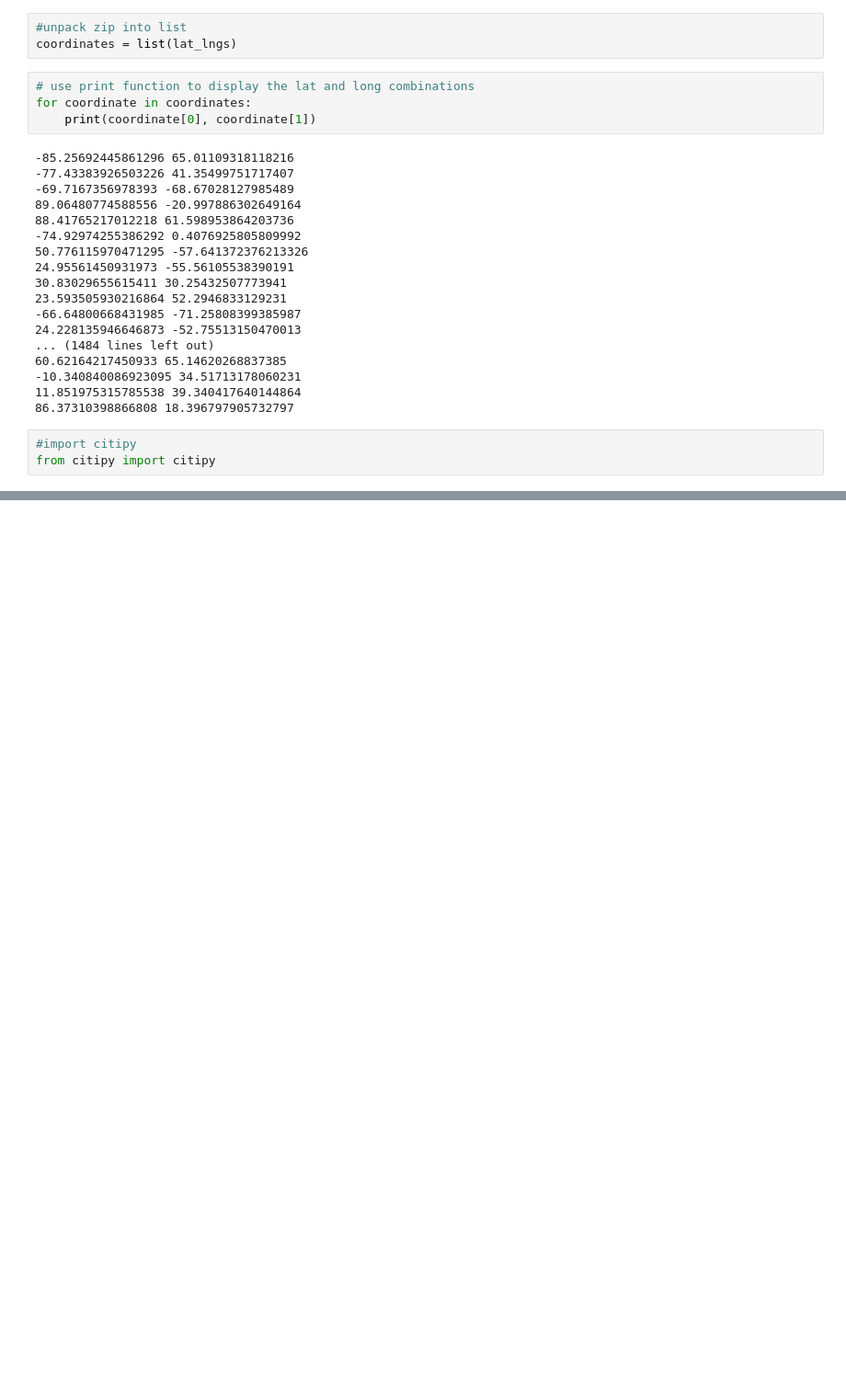
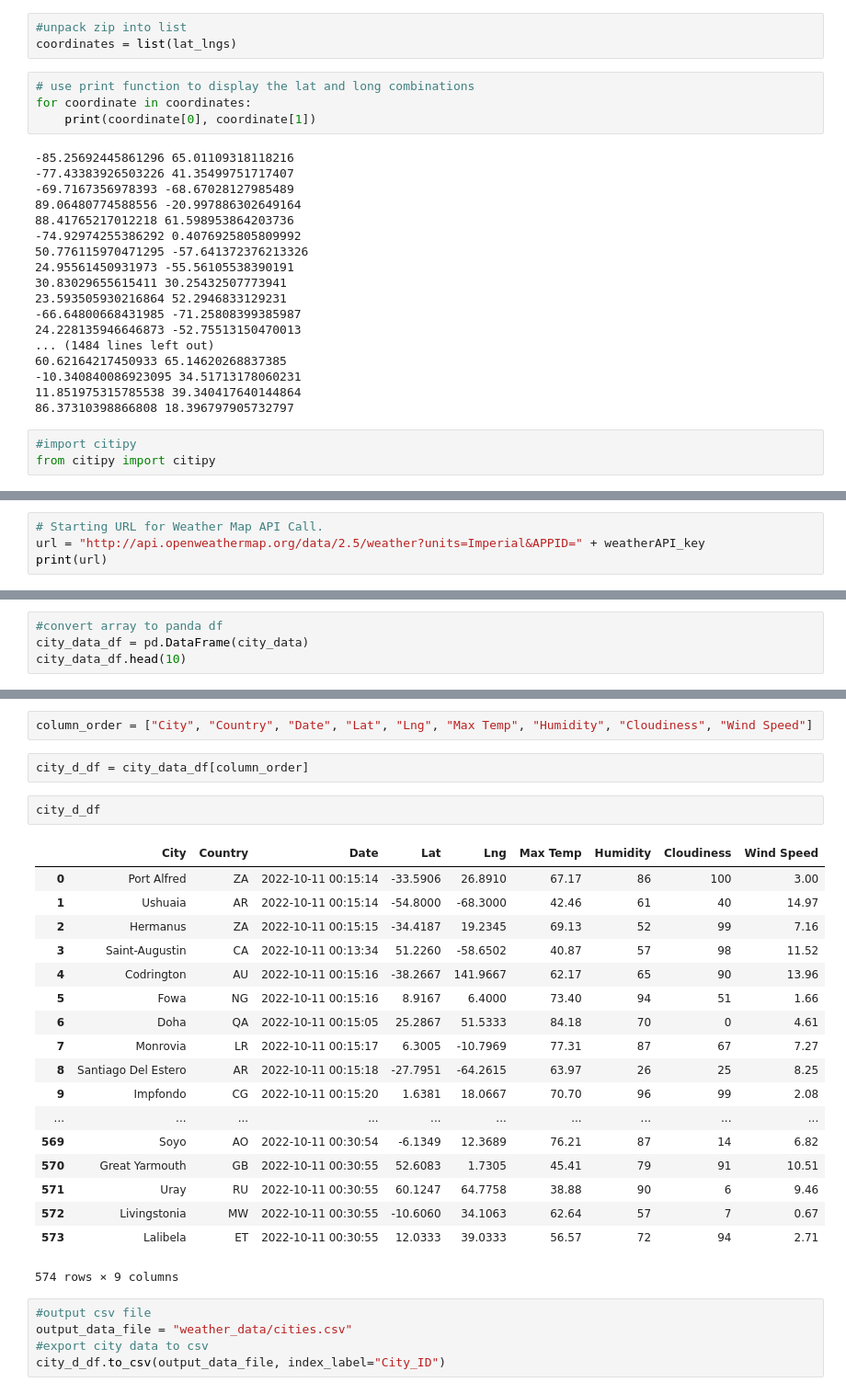
Before and after one commit to ZachOtto704/World_Weather_Analysis, a Jupyter notebook: WeatherPy.ipynb, the cells around one changed output, grey strips where cells are left out. Shown at 92% size. Saved outputs shown, nothing was run; the diff lists cells and outputs as text; blank space fills up the shorter version.

```diff
--- a/WeatherPy.ipynb
+++ b/WeatherPy.ipynb
@@ -51,0 +63,4 @@ for coordinate in coordinates:
+# %%
+# Starting URL for Weather Map API Call.
+url = "http://api.openweathermap.org/data/2.5/weather?units=Imperial&APPID=" + weatherAPI_key
+print(url)
@@ -51,0 +155,4 @@ for coordinate in coordinates:
+# %%
+#convert array to panda df
+city_data_df = pd.DataFrame(city_data)
+city_data_df.head(10)
@@ -51,0 +171,30 @@ for coordinate in coordinates:
+# %%
+column_order = ["City", "Country", "Date", "Lat", "Lng", "Max Temp", "Humidity", "Cloudiness", "Wind Speed"]
+# %%
+city_d_df = city_data_df[column_order]
+# %%
+city_d_df
+# %% [output]
+|  | City | Country | Date | Lat | Lng | Max Temp | Humidity | Cloudiness | Wind Speed |
+| 0 | Port Alfred | ZA | 2022-10-11 00:15:14 | -33.5906 | 26.8910 | 67.17 | 86 | 100 | 3.00 |
+| 1 | Ushuaia | AR | 2022-10-11 00:15:14 | -54.8000 | -68.3000 | 42.46 | 61 | 40 | 14.97 |
+| 2 | Hermanus | ZA | 2022-10-11 00:15:15 | -34.4187 | 19.2345 | 69.13 | 52 | 99 | 7.16 |
+| 3 | Saint-Augustin | CA | 2022-10-11 00:13:34 | 51.2260 | -58.6502 | 40.87 | 57 | 98 | 11.52 |
+| 4 | Codrington | AU | 2022-10-11 00:15:16 | -38.2667 | 141.9667 | 62.17 | 65 | 90 | 13.96 |
+| 5 | Fowa | NG | 2022-10-11 00:15:16 | 8.9167 | 6.4000 | 73.40 | 94 | 51 | 1.66 |
+| 6 | Doha | QA | 2022-10-11 00:15:05 | 25.2867 | 51.5333 | 84.18 | 70 | 0 | 4.61 |
+| 7 | Monrovia | LR | 2022-10-11 00:15:17 | 6.3005 | -10.7969 | 77.31 | 87 | 67 | 7.27 |
+| 8 | Santiago Del Estero | AR | 2022-10-11 00:15:18 | -27.7951 | -64.2615 | 63.97 | 26 | 25 | 8.25 |
+| 9 | Impfondo | CG | 2022-10-11 00:15:20 | 1.6381 | 18.0667 | 70.70 | 96 | 99 | 2.08 |
+| ... | ... | ... | ... | ... | ... | ... | ... | ... | ... |
+| 569 | Soyo | AO | 2022-10-11 00:30:54 | -6.1349 | 12.3689 | 76.21 | 87 | 14 | 6.82 |
+| 570 | Great Yarmouth | GB | 2022-10-11 00:30:55 | 52.6083 | 1.7305 | 45.41 | 79 | 91 | 10.51 |
+| 571 | Uray | RU | 2022-10-11 00:30:55 | 60.1247 | 64.7758 | 38.88 | 90 | 6 | 9.46 |
+| 572 | Livingstonia | MW | 2022-10-11 00:30:55 | -10.6060 | 34.1063 | 62.64 | 57 | 7 | 0.67 |
+| 573 | Lalibela | ET | 2022-10-11 00:30:55 | 12.0333 | 39.0333 | 56.57 | 72 | 94 | 2.71 |
+574 rows × 9 columns
+# %%
+#output csv file
+output_data_file = "weather_data/cities.csv"
+#export city data to csv
+city_d_df.to_csv(output_data_file, index_label="City_ID")
```
Also changed, not shown: parts of 6 cells of this notebook, 1 other file.
